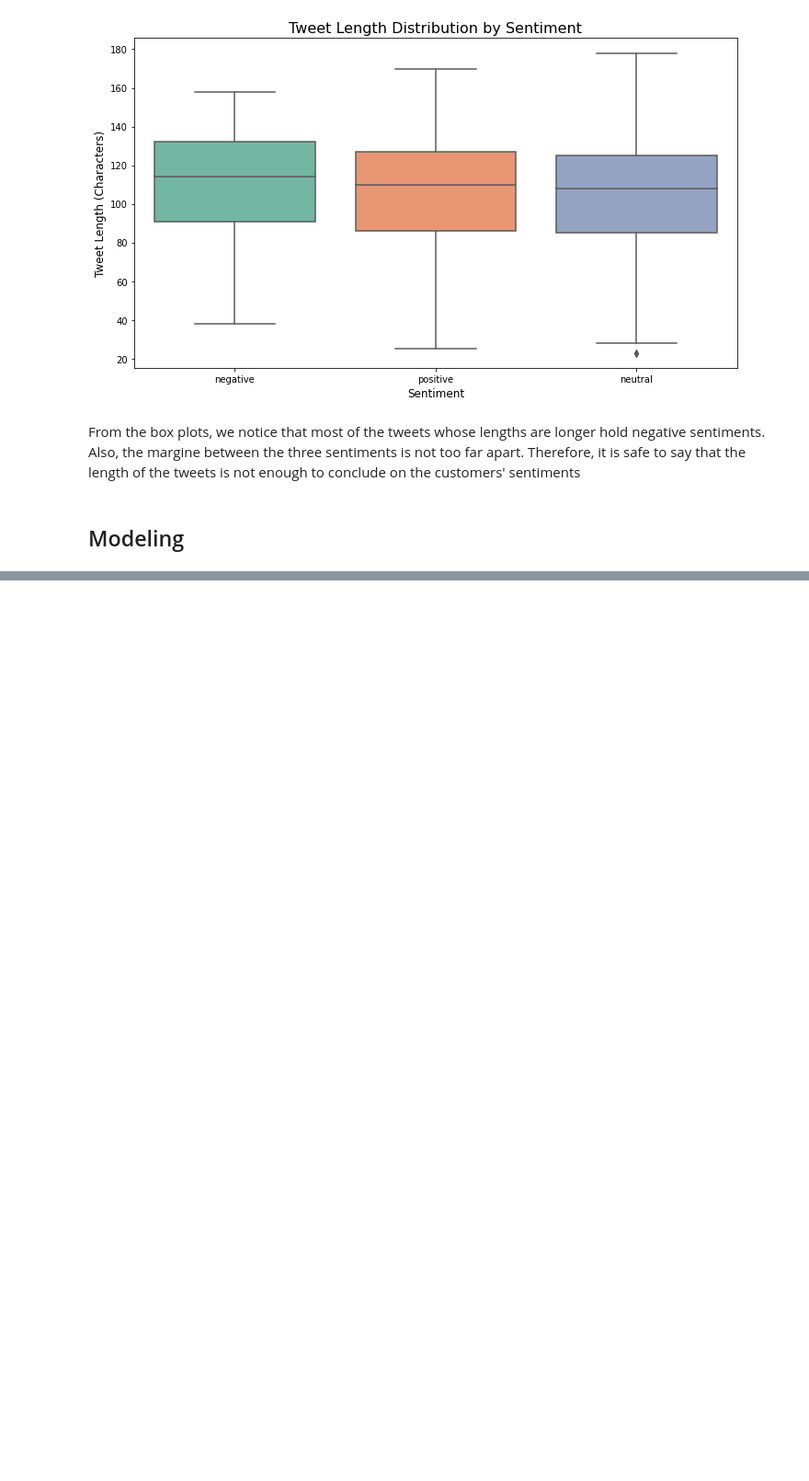
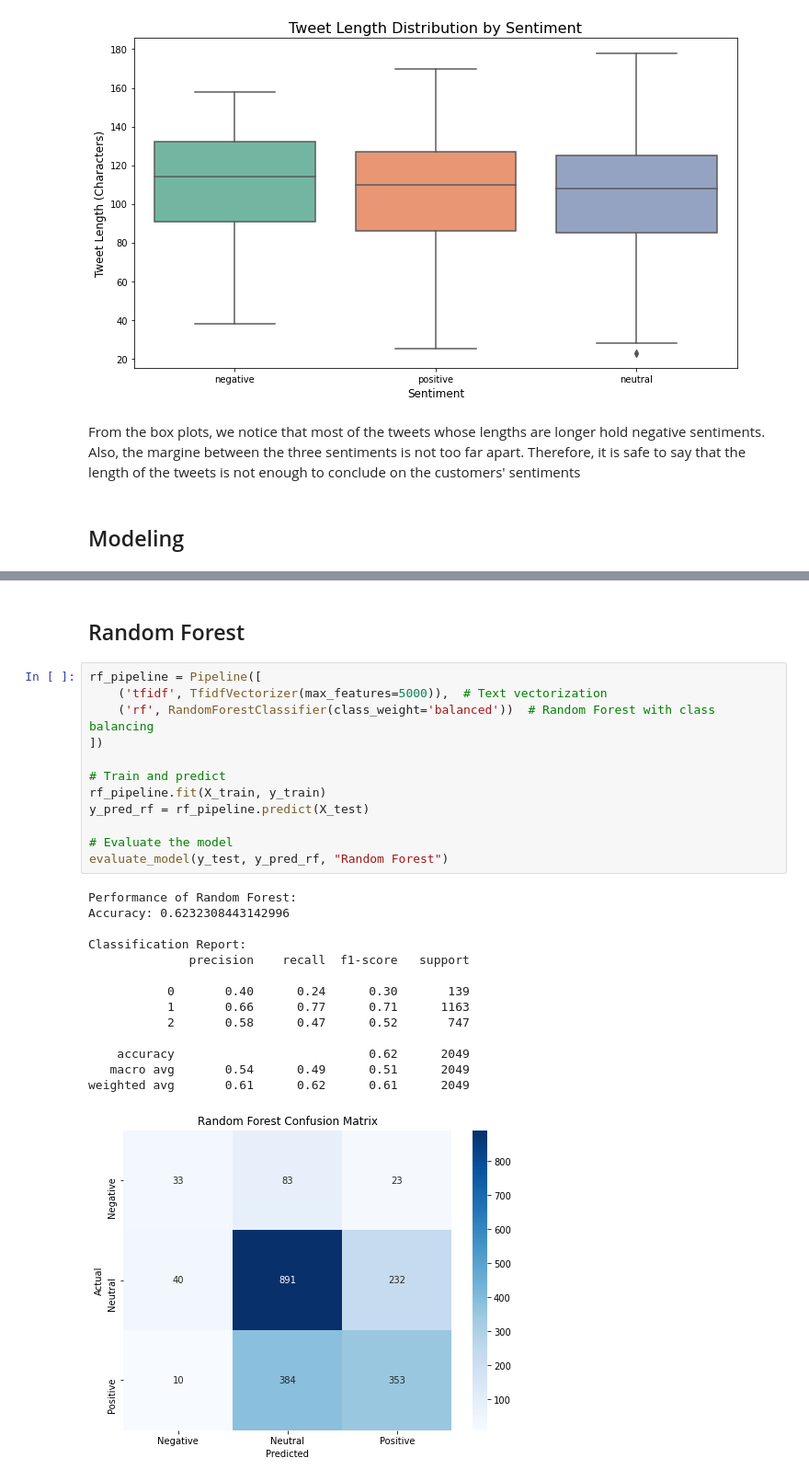
Before and after one commit to KImondorose/Deciphering-the-Public-Opinion-on-Apple, a Jupyter notebook: work_in_progress/dave.ipynb, the cells around one changed output, grey strips where cells are left out. Shown at 92% size. Cells and saved outputs as stored; diff of their text form; blank space fills up the shorter version.

```diff
--- a/work_in_progress/dave.ipynb
+++ b/work_in_progress/dave.ipynb
@@ -479,0 +610,29 @@ From the box plots, we notice that most of the tweets whose lengths are longer h
+# %% [markdown]
+## Random Forest
+# %%
+rf_pipeline = Pipeline([
+    ('tfidf', TfidfVectorizer(max_features=5000)),  # Text vectorization
+    ('rf', RandomForestClassifier(class_weight='balanced'))  # Random Forest with class balancing
+])
+
+# Train and predict
+rf_pipeline.fit(X_train, y_train)
+y_pred_rf = rf_pipeline.predict(X_test)
+
+# Evaluate the model
+evaluate_model(y_test, y_pred_rf, "Random Forest")
+# %% [output]
+Performance of Random Forest:
+Accuracy: 0.6232308443142996
+
+Classification Report:
+              precision    recall  f1-score   support
+
+           0       0.40      0.24      0.30       139
+           1       0.66      0.77      0.71      1163
+           2       0.58      0.47      0.52       747
+
+    accuracy                           0.62      2049
+   macro avg       0.54      0.49      0.51      2049
+weighted avg       0.61      0.62      0.61      2049
+[figure, added]
```
Also changed, not shown: parts of 19 cells of this notebook.
